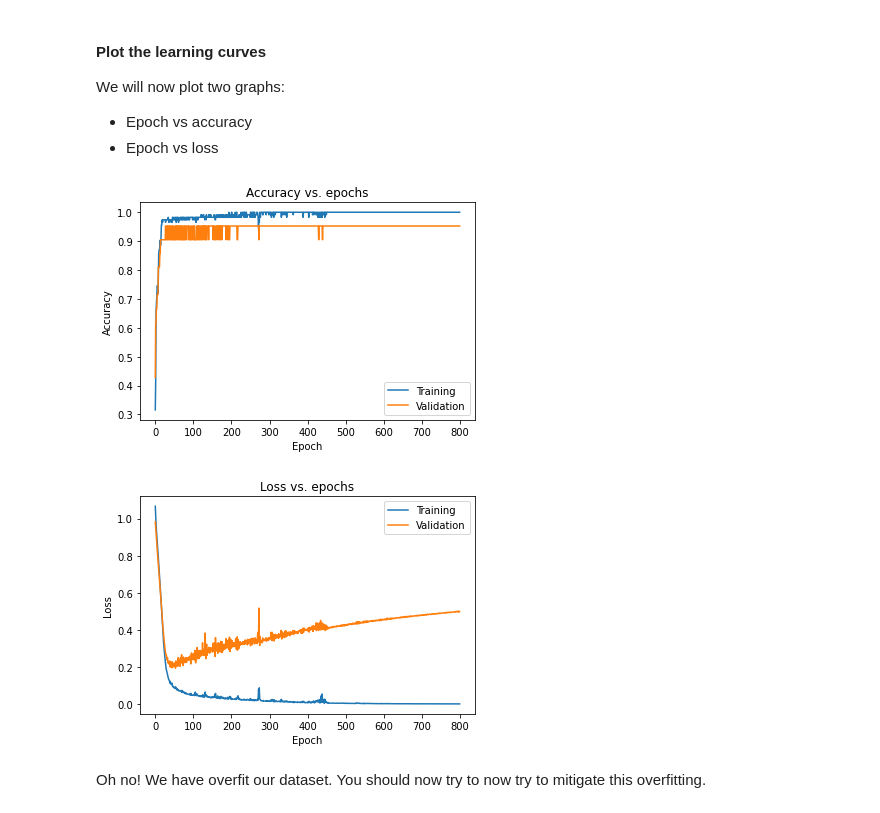
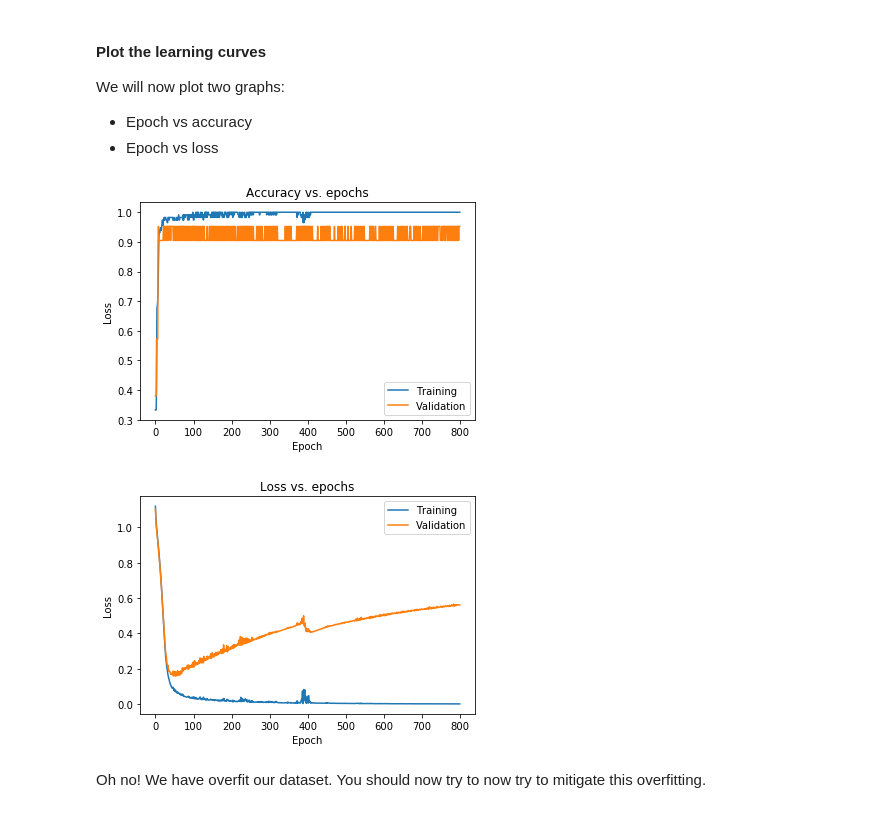
Before and after one commit to hpadhuka/TF2, a Jupyter notebook: Week_3_Programming_Assignment.ipynb, the cells around one changed output. Drawn from its saved outputs; the diff is of its cells as text; code cells hidden in the pictures.

```diff
--- a/Week_3_Programming_Assignment.ipynb
+++ b/Week_3_Programming_Assignment.ipynb
@@ -111,9 +118,9 @@ def get_model(input_shape):
     function argument.
     Your function should return the model.
     """
-
     model = Sequential([
-                        Dense(64, kernel_initializer='he_uniform', bias_initializer='ones', input_shape=input_shape, activation='relu'),
+                        Input(shape=input_shape),
+                        Dense(64, kernel_initializer='he_uniform', bias_initializer=tf.keras.initializers.Constant(1.), activation='relu'),
                         Dense(128, activation='relu'),
                         Dense(128, activation='relu'),
                         Dense(128, activation='relu'),
@@ -172,5 +179,4 @@ def train_model(model, train_data, train_targets, epochs):
     train_data and train_targets.
     Your function should return the training history, as returned by model.fit.
     """
-    history = model.fit(train_data, train_targets, epochs=epochs, batch_size=40, validation_split=0.15, verbose=False)
-    return history
+    return model.fit(train_data, train_targets, epochs=epochs, batch_size=40, validation_split=0.15, verbose=False)
@@ -185,21 +193,21 @@ We will now plot two graphs:
 * Epoch vs accuracy
 * Epoch vs loss
 # %%
-#Run this cell to plot the epoch vs accuracy graph
+# Run this cell to plot the epoch vs accuracy graph
 
 try:
     plt.plot(history.history['accuracy'])
     plt.plot(history.history['val_accuracy'])
 except KeyError:
     plt.plot(history.history['acc'])
     plt.plot(history.history['val_acc'])
 plt.title('Accuracy vs. epochs')
-plt.ylabel('Accuracy')
+plt.ylabel('Loss')
 plt.xlabel('Epoch')
 plt.legend(['Training', 'Validation'], loc='lower right')
 plt.show()
 # %% [output]
-[figure, old version]
+[figure, new version]
 # %%
 #Run this cell to plot the epoch vs loss graph
 plt.plot(history.history['loss'])
@@ -210,7 +218,7 @@ plt.xlabel('Epoch')
 plt.legend(['Training', 'Validation'], loc='upper right')
 plt.show()
 # %% [output]
-[figure, old version]
+[figure, new version]
 # %% [markdown]
 Oh no! We have overfit our dataset. You should now try to now try to mitigate this overfitting.
 # %% [markdown]
```
Also changed, not shown: parts of 11 cells of this notebook.
